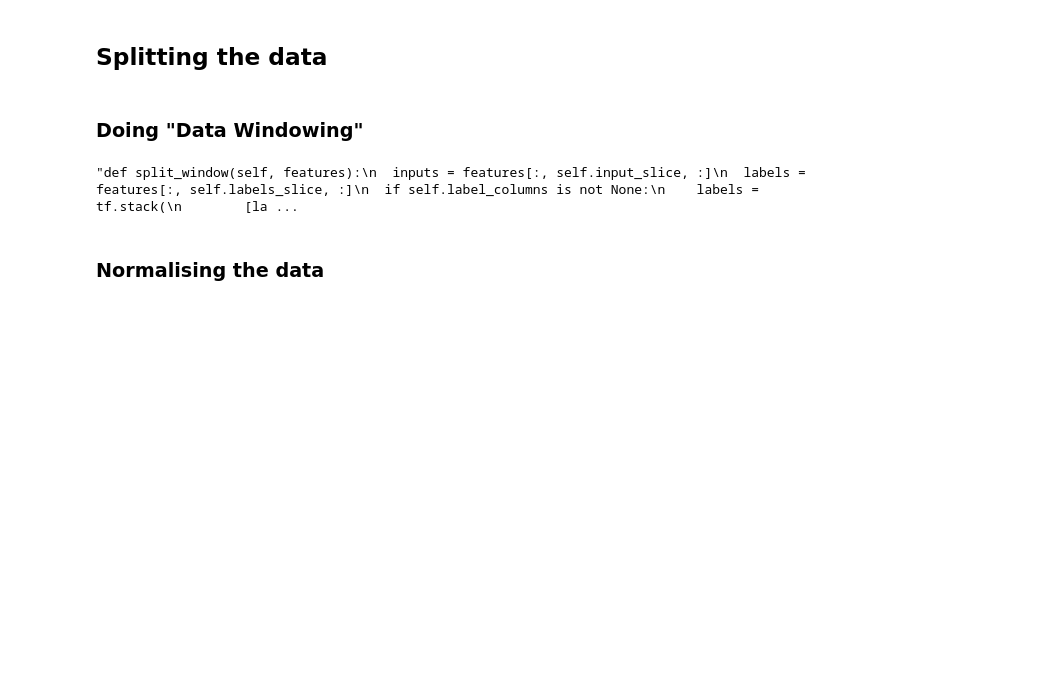
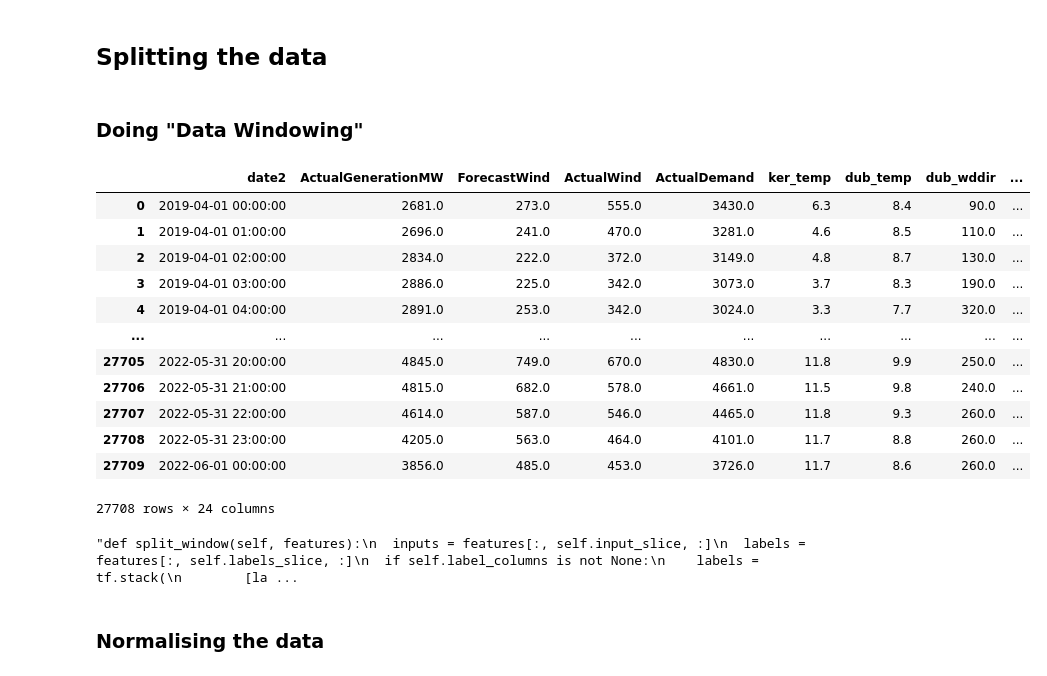
Before and after one commit to kevinTheQuigley/chargeTimeAnalytics, a Jupyter notebook: ChargeTimeML.ipynb, the cells around one changed output. Drawn from its saved outputs; the diff is of its cells as text; code cells hidden in the pictures; blank space fills up the shorter version.

```diff
--- a/ChargeTimeML.ipynb
+++ b/ChargeTimeML.ipynb
@@ -38,6 +38,22 @@ trainSet = dataSet.loc[(dataSet.dayInMonth > 0) & (dataSet.dayInMonth < 23), :]
 validSet = dataSet.loc[(dataSet.dayInMonth >= 23) & (inData.date2 <= cutOffTestDate), :]
 # %% [markdown]
 ### Doing "Data Windowing"
+# %%
+df
+# %% [output]
+|  | date2 | ActualGenerationMW | ForecastWind | ActualWind | ActualDemand | ker_temp | dub_temp | dub_wddir | ... |
+| 0 | 2019-04-01 00:00:00 | 2681.0 | 273.0 | 555.0 | 3430.0 | 6.3 | 8.4 | 90.0 | ... |
+| 1 | 2019-04-01 01:00:00 | 2696.0 | 241.0 | 470.0 | 3281.0 | 4.6 | 8.5 | 110.0 | ... |
+| 2 | 2019-04-01 02:00:00 | 2834.0 | 222.0 | 372.0 | 3149.0 | 4.8 | 8.7 | 130.0 | ... |
+| 3 | 2019-04-01 03:00:00 | 2886.0 | 225.0 | 342.0 | 3073.0 | 3.7 | 8.3 | 190.0 | ... |
+| 4 | 2019-04-01 04:00:00 | 2891.0 | 253.0 | 342.0 | 3024.0 | 3.3 | 7.7 | 320.0 | ... |
+| ... | ... | ... | ... | ... | ... | ... | ... | ... | ... |
+| 27705 | 2022-05-31 20:00:00 | 4845.0 | 749.0 | 670.0 | 4830.0 | 11.8 | 9.9 | 250.0 | ... |
+| 27706 | 2022-05-31 21:00:00 | 4815.0 | 682.0 | 578.0 | 4661.0 | 11.5 | 9.8 | 240.0 | ... |
+| 27707 | 2022-05-31 22:00:00 | 4614.0 | 587.0 | 546.0 | 4465.0 | 11.8 | 9.3 | 260.0 | ... |
+| 27708 | 2022-05-31 23:00:00 | 4205.0 | 563.0 | 464.0 | 4101.0 | 11.7 | 8.8 | 260.0 | ... |
+| 27709 | 2022-06-01 00:00:00 | 3856.0 | 485.0 | 453.0 | 3726.0 | 11.7 | 8.6 | 260.0 | ... |
+27708 rows × 24 columns
 # %%
 '''def split_window(self, features):
   inputs = features[:, self.input_slice, :]
```
Also changed, not shown: parts of 42 cells of this notebook, 1 other file.
